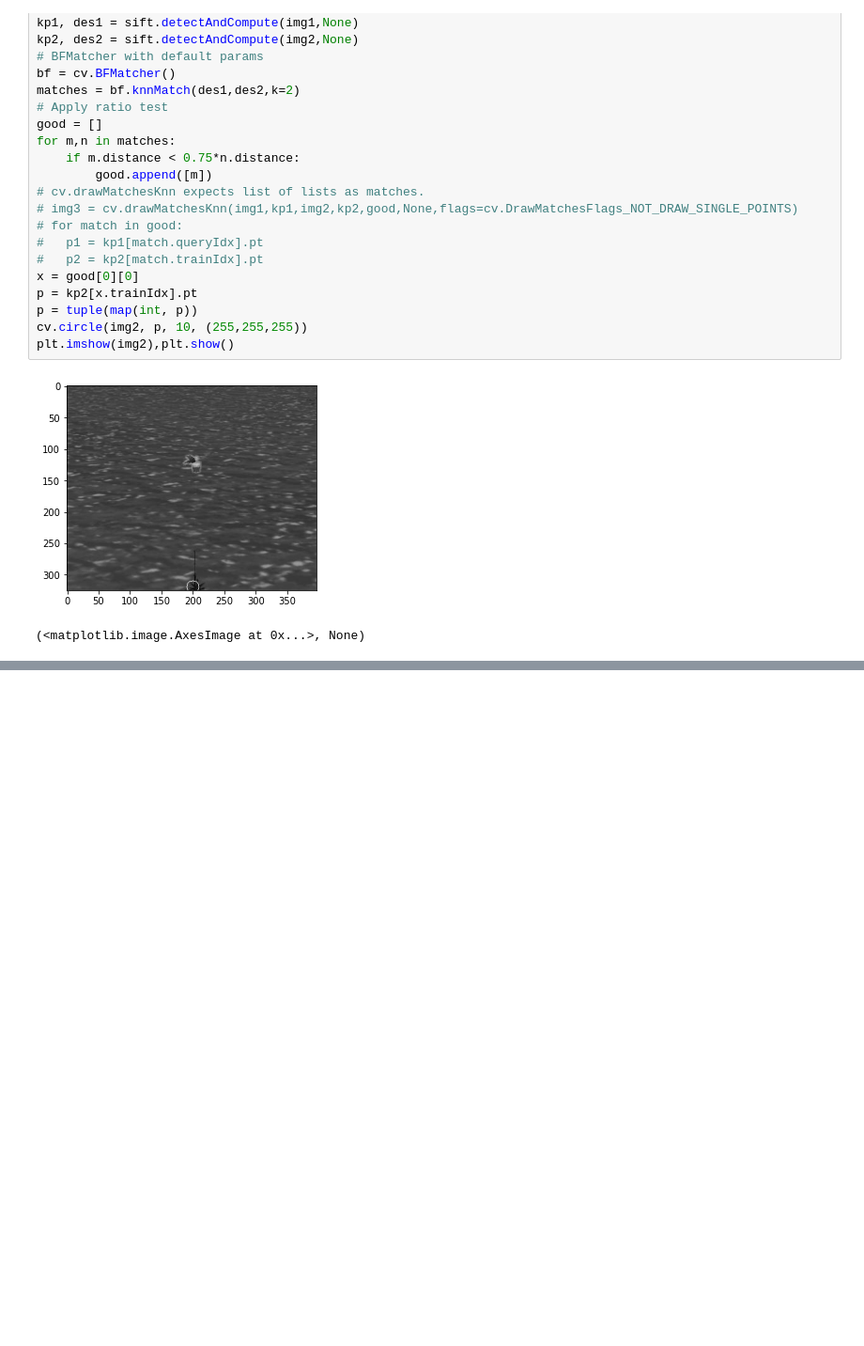
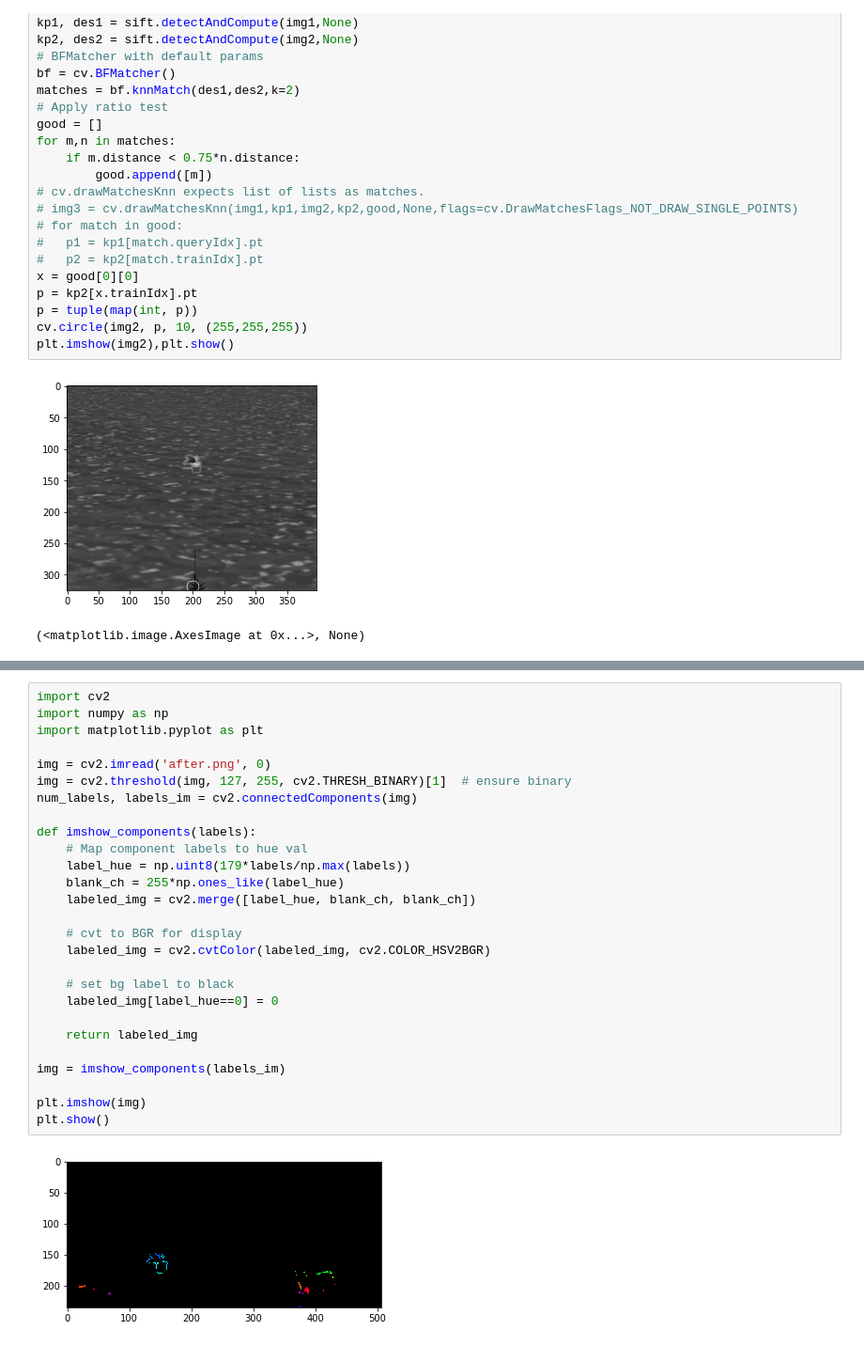
Before and after one commit to aash/pyfisher, a Jupyter notebook: x.ipynb, the cells around one changed output, grey strips where cells are left out. Shown at 94% size. Drawn from its saved outputs; the diff is of its cells as text; blank space fills up the shorter version.

```diff
--- a/x.ipynb
+++ b/x.ipynb
@@ -153,0 +168,29 @@ plt.show()
+# %%
+import cv2
+import numpy as np
+import matplotlib.pyplot as plt
+
+img = cv2.imread('after.png', 0)
+img = cv2.threshold(img, 127, 255, cv2.THRESH_BINARY)[1]  # ensure binary
+num_labels, labels_im = cv2.connectedComponents(img)
+
+def imshow_components(labels):
+    # Map component labels to hue val
+    label_hue = np.uint8(179*labels/np.max(labels))
+    blank_ch = 255*np.ones_like(label_hue)
+    labeled_img = cv2.merge([label_hue, blank_ch, blank_ch])
+
+    # cvt to BGR for display
+    labeled_img = cv2.cvtColor(labeled_img, cv2.COLOR_HSV2BGR)
+
+    # set bg label to black
+    labeled_img[label_hue==0] = 0
+
+    return labeled_img
+
+img = imshow_components(labels_im)
+
+plt.imshow(img)
+plt.show()
+# %% [output]
+[figure, added]
```
Also changed, not shown: parts of 2 cells of this notebook.
